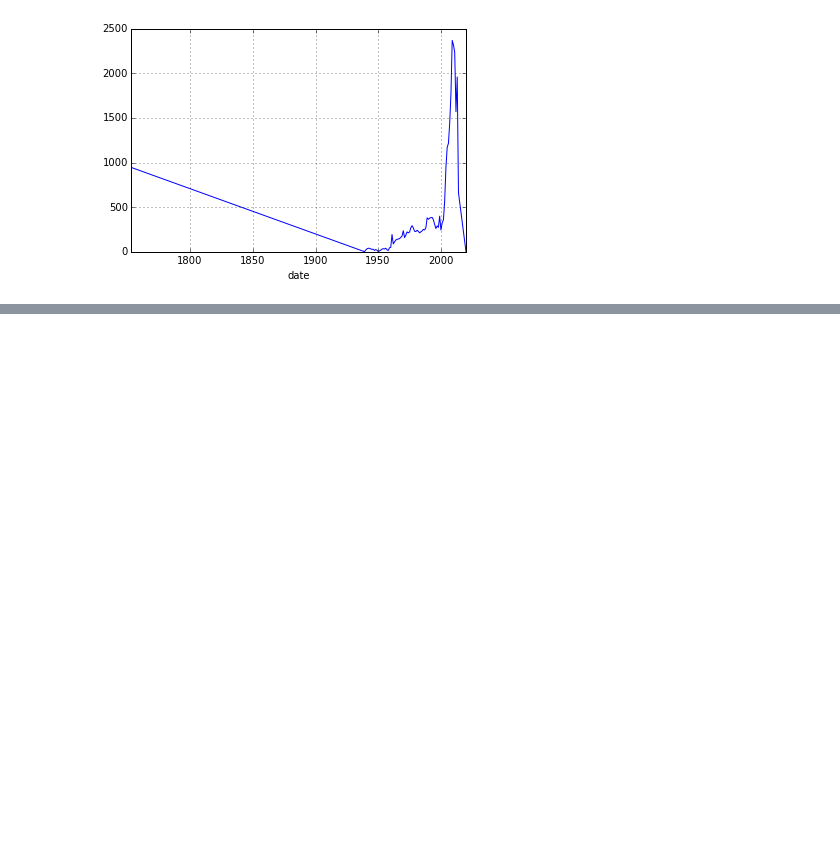
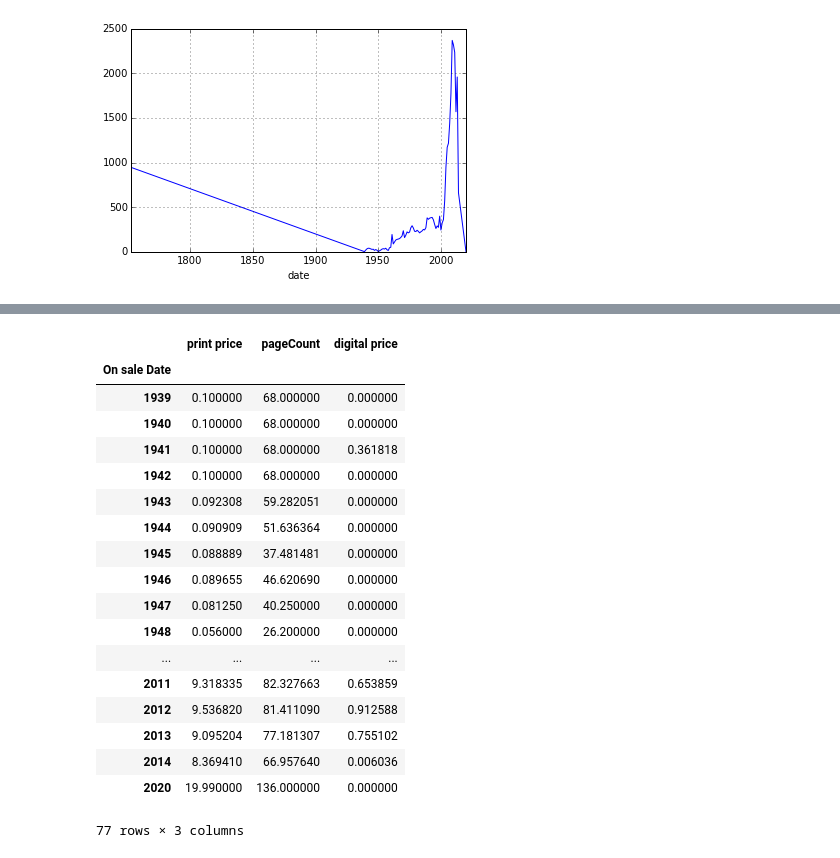
Before and after one commit to maigimenez/aurora, a Jupyter notebook: Python_vlc Octubre.ipynb, the cells around one changed output, grey strips where cells are left out. Cells and saved outputs as stored; diff of their text form; code cells hidden in the pictures; blank space fills up the shorter version.

```diff
--- a/Python_vlc Octubre.ipynb
+++ b/Python_vlc Octubre.ipynb
@@ -745,0 +757,22 @@ Name: On sale Date, Length: 29234, dtype: datetime64[ns]
+# %%
+price_per_year
+# %% [output]
+|  | print price | pageCount | digital price |
+| On sale Date |  |  |  |
+| 1939 | 0.100000 | 68.000000 | 0.000000 |
+| 1940 | 0.100000 | 68.000000 | 0.000000 |
+| 1941 | 0.100000 | 68.000000 | 0.361818 |
+| 1942 | 0.100000 | 68.000000 | 0.000000 |
+| 1943 | 0.092308 | 59.282051 | 0.000000 |
+| 1944 | 0.090909 | 51.636364 | 0.000000 |
+| 1945 | 0.088889 | 37.481481 | 0.000000 |
+| 1946 | 0.089655 | 46.620690 | 0.000000 |
+| 1947 | 0.081250 | 40.250000 | 0.000000 |
+| 1948 | 0.056000 | 26.200000 | 0.000000 |
+| ... | ... | ... | ... |
+| 2011 | 9.318335 | 82.327663 | 0.653859 |
+| 2012 | 9.536820 | 81.411090 | 0.912588 |
+| 2013 | 9.095204 | 77.181307 | 0.755102 |
+| 2014 | 8.369410 | 66.957640 | 0.006036 |
+| 2020 | 19.990000 | 136.000000 | 0.000000 |
+77 rows × 3 columns
```
Also changed, not shown: parts of 28 cells of this notebook.
